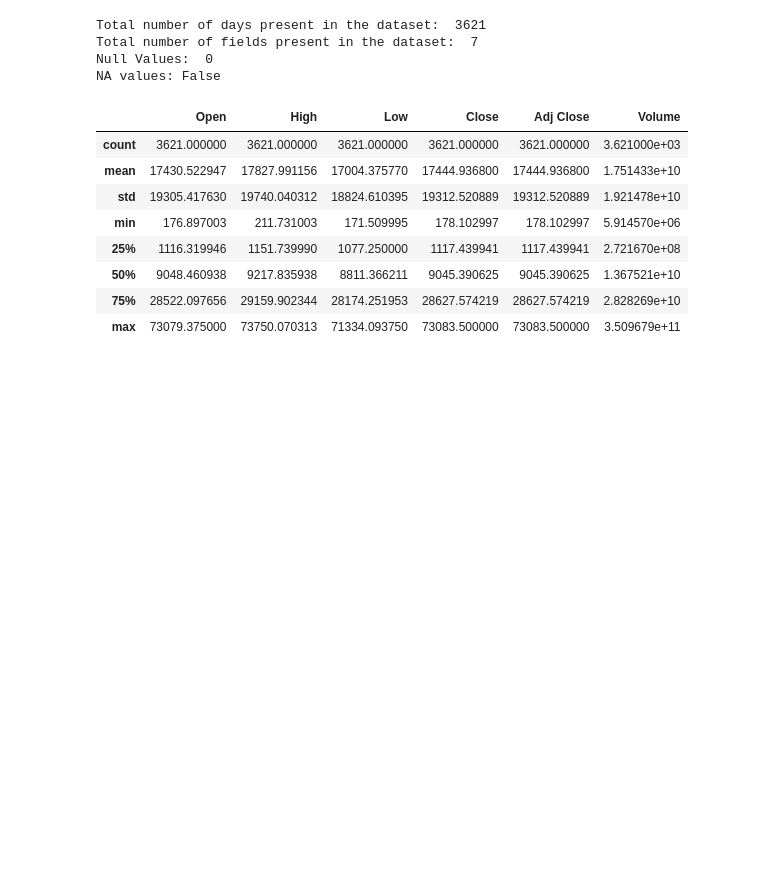
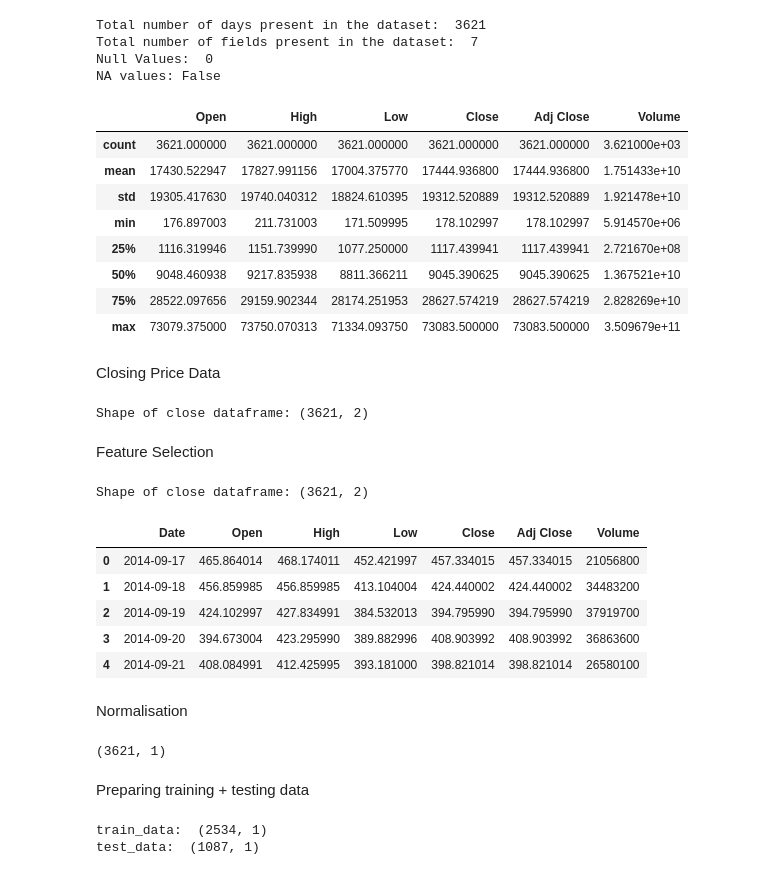
Before and after one commit to seanmcc198/ml-playground, a Jupyter notebook: lstm_forcasting/lstm_crypto.ipynb, the cells around one changed output. Drawn from its saved outputs; the diff is of its cells as text; code cells hidden in the pictures; blank space fills up the shorter version.

```diff
--- a/lstm_forcasting/lstm_crypto.ipynb
+++ b/lstm_forcasting/lstm_crypto.ipynb
@@ -57,3 +57,70 @@ NA values: False
 | 50% | 9048.460938 | 9217.835938 | 8811.366211 | 9045.390625 | 9045.390625 | 1.367521e+10 |
 | 75% | 28522.097656 | 29159.902344 | 28174.251953 | 28627.574219 | 28627.574219 | 2.828269e+10 |
 | max | 73079.375000 | 73750.070313 | 71334.093750 | 73083.500000 | 73083.500000 | 3.509679e+11 |
+# %% [markdown]
+Closing Price Data
+# %%
+
+
+closedf = maindf[["Date", "Close"]]
+print("Shape of close dataframe:", closedf.shape)
+
+fig = px.line(
+    closedf,
+    x=closedf.Date,
+    y=closedf.Close,
+    labels={"date": "Date", "close": "Close Stock"},
+)
+fig.update_traces(marker_line_width=2, opacity=0.8, marker_line_color="orange")
+fig.update_layout(
+    title_text="Bitcoin closing price in USD 2014-2022",
+    plot_bgcolor="white",
+    font_size=15,
+    font_color="black",
+)
+fig.update_xaxes(showgrid=False)
+fig.update_yaxes(showgrid=False)
+fig.show()
+# %% [output]
+Shape of close dataframe: (3621, 2)
+# %% [markdown]
+Feature Selection
+# %%
+
+close = maindf["Close"]
+
+print("Shape of close dataframe:", closedf.shape)
+
+
+# maindf = maindf.drop('Date', axis=1)
+maindf.head()
+# %% [output]
+Shape of close dataframe: (3621, 2)
+|  | Date | Open | High | Low | Close | Adj Close | Volume |
+| 0 | 2014-09-17 | 465.864014 | 468.174011 | 452.421997 | 457.334015 | 457.334015 | 21056800 |
+| 1 | 2014-09-18 | 456.859985 | 456.859985 | 413.104004 | 424.440002 | 424.440002 | 34483200 |
+| 2 | 2014-09-19 | 424.102997 | 427.834991 | 384.532013 | 394.795990 | 394.795990 | 37919700 |
+| 3 | 2014-09-20 | 394.673004 | 423.295990 | 389.882996 | 408.903992 | 408.903992 | 36863600 |
+| 4 | 2014-09-21 | 408.084991 | 412.425995 | 393.181000 | 398.821014 | 398.821014 | 26580100 |
+# %% [markdown]
+Normalisation
+# %%
+scaler = MinMaxScaler(feature_range=(0,1))
+close = scaler.fit_transform(np.array(close).reshape(-1,1))
+print(close.shape)
+# %% [output]
+(3621, 1)
+# %% [markdown]
+Preparing training + testing data
+# %%
+training_size = int(len(close) * 0.70)
+test_size = len(close) - training_size
+train_data, test_data = (
+    close[0:training_size, :],
+    close[training_size : len(close), :1],
+)
+print("train_data: ", train_data.shape)
+print("test_data: ", test_data.shape)
+# %% [output]
+train_data:  (2534, 1)
+test_data:  (1087, 1)
```
Also changed, not shown: parts of 9 cells of this notebook.
